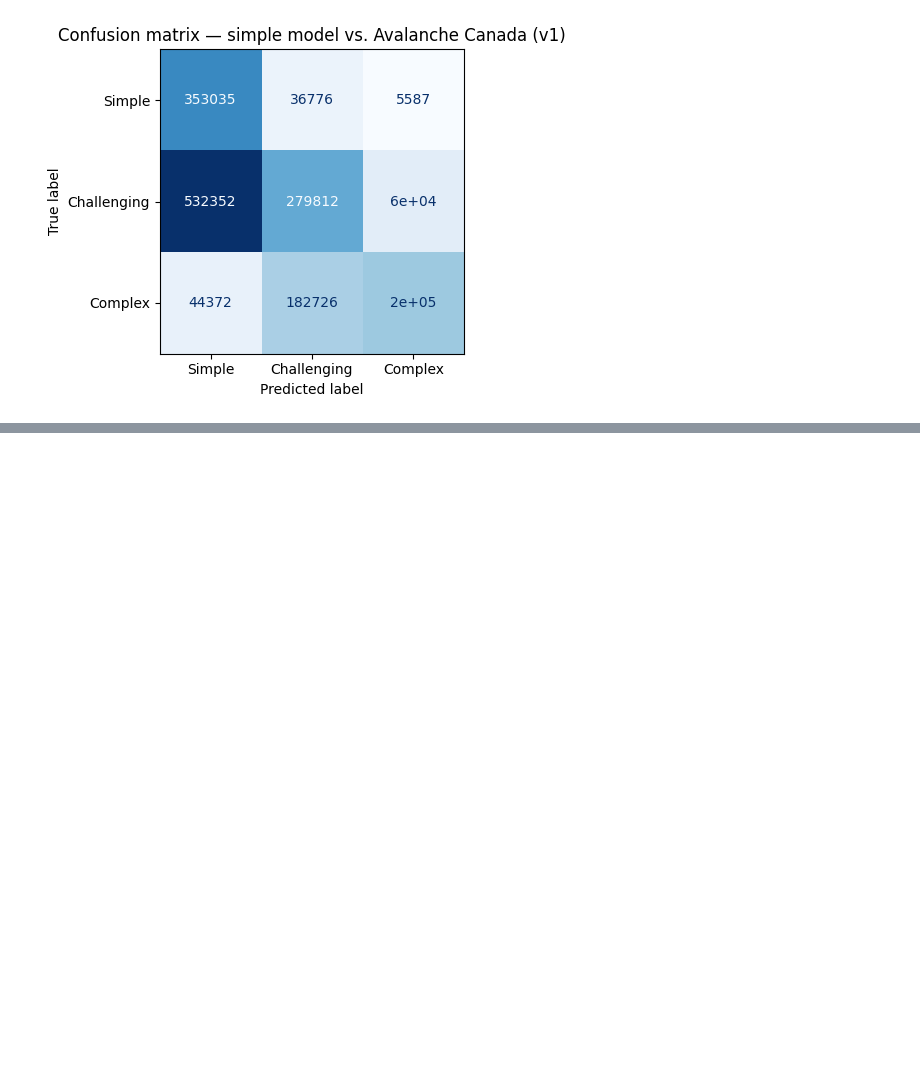
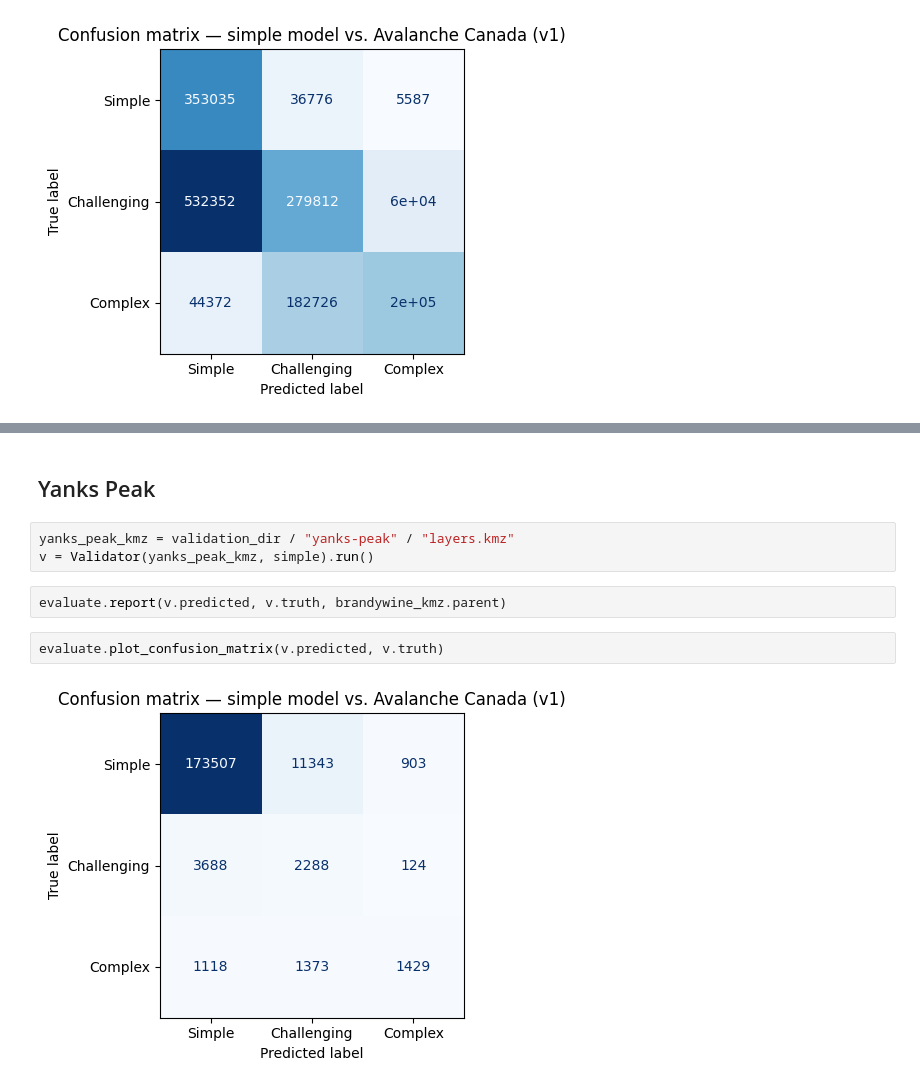
Before and after one commit to jacKlinc/ice-autoATES, a Jupyter notebook: notebooks/validation.ipynb, the cells around one changed output, grey strips where cells are left out. Drawn from its saved outputs; the diff is of its cells as text; blank space fills up the shorter version.

```diff
--- a/notebooks/validation.ipynb
+++ b/notebooks/validation.ipynb
@@ -66,0 +67,11 @@ evaluate.plot_side_by_side(v.predicted, v.truth, predicted_title="Simple model")
+# %% [markdown]
+## Yanks Peak
+# %%
+yanks_peak_kmz = validation_dir / "yanks-peak" / "layers.kmz"
+v = Validator(yanks_peak_kmz, simple).run()
+# %%
+evaluate.report(v.predicted, v.truth, brandywine_kmz.parent)
+# %%
+evaluate.plot_confusion_matrix(v.predicted, v.truth)
+# %% [output]
+[figure, added]
```
Also changed, not shown: parts of 6 cells of this notebook, 1 other file.
